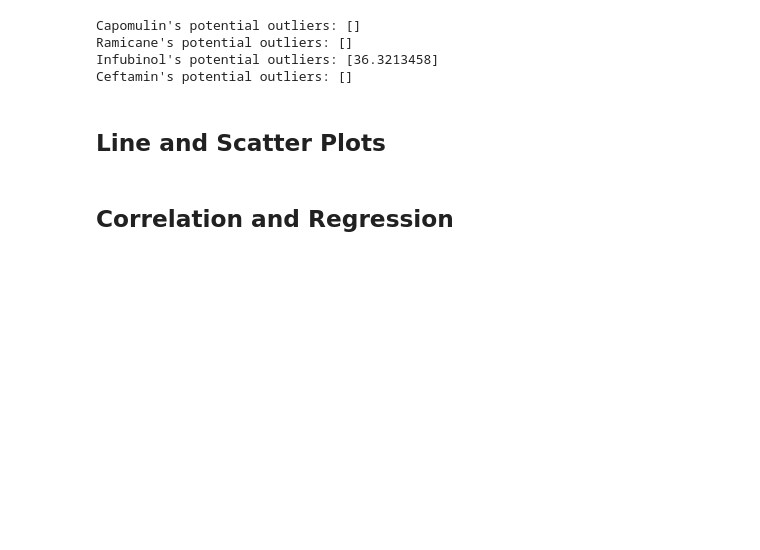
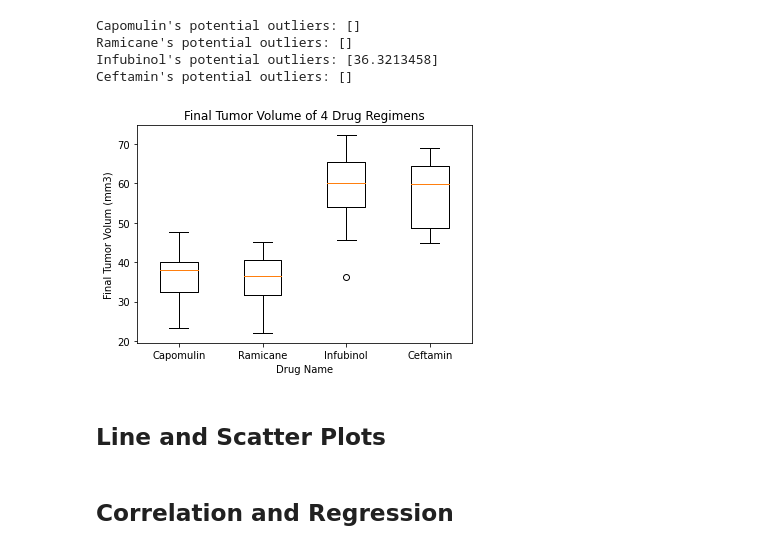
Before and after one commit to colebarnes7/matplotlib-challenge, a Jupyter notebook: Pymaceuticals/main.ipynb, the cells around one changed output. Saved outputs shown, nothing was run; the diff lists cells and outputs as text; code cells hidden in the pictures; blank space fills up the shorter version.

Commit message:
Added boxplot of 4 drug regimens

```diff
--- a/Pymaceuticals/main.ipynb
+++ b/Pymaceuticals/main.ipynb
@@ -306,3 +304,13 @@ Ceftamin's potential outliers: []
+# %%
+# Creates a box plot to qualitatively determine outlier values of the drugs
+fig1, ax1 = plt.subplots()
+ax1.set_title("Final Tumor Volume of 4 Drug Regimens")
+ax1.set_xlabel("Drug Name")
+ax1.set_ylabel("Final Tumor Volum (mm3)")
+ax1.boxplot(list_treatment_data, labels=treatments)
+plt.show()
+# %% [output]
+[figure, added]
 # %% [markdown]
 ## Line and Scatter Plots
 # %%
```
Also changed, not shown: parts of 1 cell of this notebook.
